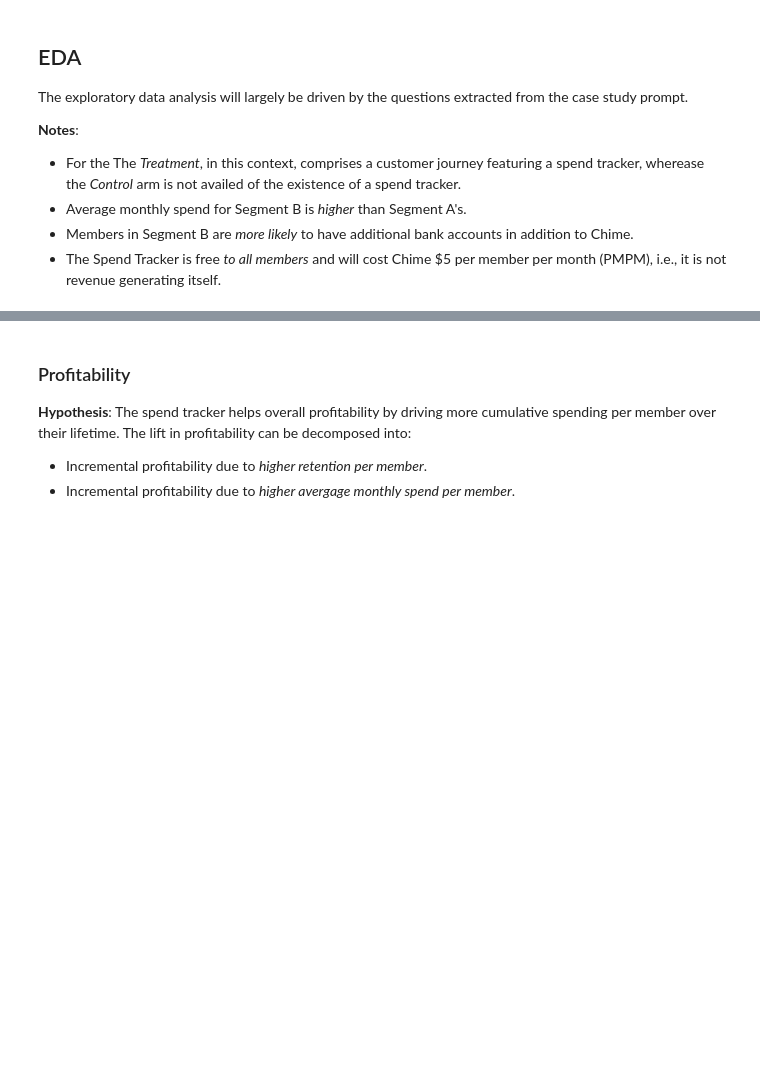
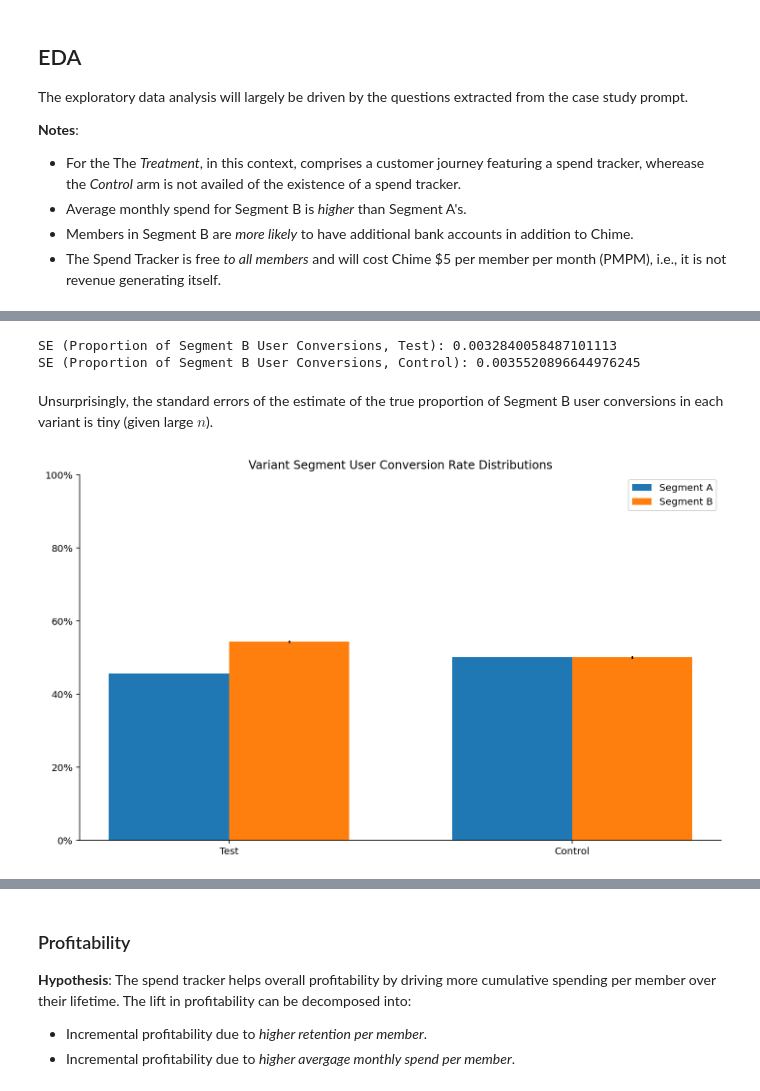
Before and after one commit to Per48edjes/Chime-Case, a Jupyter notebook: notebooks/analysis.ipynb, the cells around one changed output, grey strips where cells are left out. Saved outputs shown, nothing was run; the diff lists cells and outputs as text; code cells hidden in the pictures; blank space fills up the shorter version.

```diff
--- a/notebooks/analysis.ipynb
+++ b/notebooks/analysis.ipynb
@@ -87,0 +135,48 @@ First, let's take a look at the distribution of Segment A vs. Segment B responde
+# %%
+# Break out data for standard errors, means
+test_user_segmented = np.concatenate((np.zeros(df_acq_segment.loc['Test', 'Segment A']),
+                                      np.ones(df_acq_segment.loc['Test', 'Segment B'])),
+                                     axis=0)
+
+control_user_segmented = np.concatenate((np.zeros(df_acq_segment.loc['Control', 'Segment A']),
+                                         np.ones(df_acq_segment.loc['Control', 'Segment B'])),
+                                        axis=0)
+
+# Sample stats, proportion of Segment B user conversions
+test_std_error = sem(test_user_segmented)
+control_std_error = sem(control_user_segmented)
+
+print(f"SE (Proportion of Segment B User Conversions, Test): {test_std_error}")
+print(f"SE (Proportion of Segment B User Conversions, Control): {control_std_error}")
+# %% [output]
+SE (Proportion of Segment B User Conversions, Test): 0.0032840058487101113
+SE (Proportion of Segment B User Conversions, Control): 0.0035520896644976245
+# %% [markdown]
+Unsurprisingly, the standard errors of the estimate of the true proportion of Segment B user conversions in each variant is tiny (given large $n$).
+# %%
+# Set up plots
+fig, ax = plt.subplots(1, 1, figsize=(10, 6), sharey=True)
+xs = np.array([0, 1])
+width = .35
+
+# Plot data
+ax.bar(xs, height=df_acq_segment['Segment A'] / df_acq_segment['Total'],
+       width=width, label='Segment A')
+ax.bar(xs + width, height=df_acq_segment['Segment B']  / df_acq_segment['Total'],
+       width=width, label='Segment B', yerr=[test_std_error, control_std_error])
+
+# Cosmetic adjustments
+ax.spines['top'].set_visible(False)
+ax.spines['right'].set_visible(False)
+ax.set_title('Variant Segment User Conversion Rate Distributions')
+ax.set_xticks(xs + width / 2)
+ax.set_xticklabels(['Test', 'Control'])
+ax.set_ylim(0, 1)
+ax.yaxis.set_major_formatter(mtick.PercentFormatter(1.0))
+
+# Show plot
+plt.legend()
+plt.tight_layout()
+plt.show()
+# %% [output]
+[figure, added]
```
Also changed, not shown: parts of 12 cells of this notebook, 2 other files.
